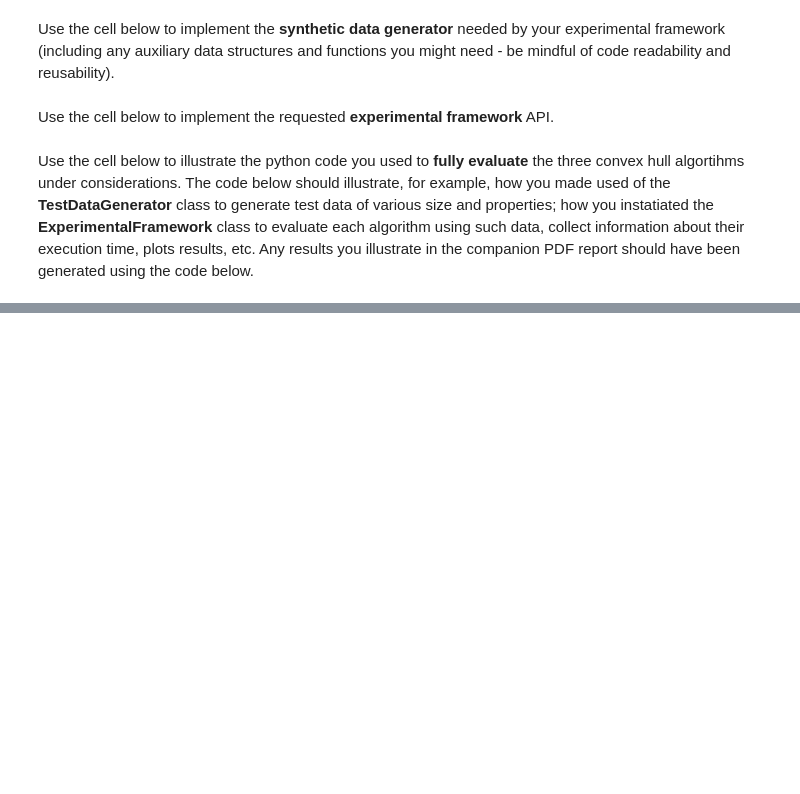
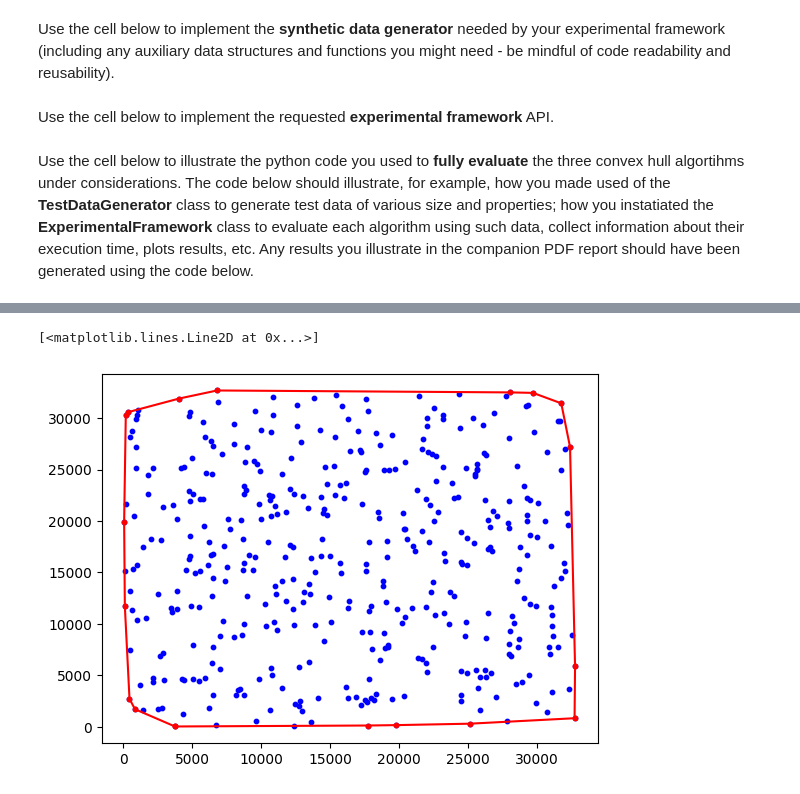
Before and after one commit to Declan-Loo/COMP0005-Grp30, a Jupyter notebook: grp-030-0005code.ipynb, the cells around one changed output, grey strips where cells are left out. Cells and saved outputs as stored; diff of their text form; code cells hidden in the pictures; blank space fills up the shorter version.

```diff
--- a/grp-030-0005code.ipynb
+++ b/grp-030-0005code.ipynb
@@ -216,0 +247,10 @@ print(points)
+# %%
+graham_points = grahamscan(points)
+graham_x= [i[0] for i in graham_points]
+graham_y = [i[1] for i in graham_points]
+plt.scatter(x,y, color = 'blue', s = 10)
+plt.scatter(graham_x, graham_y, color = 'red', s = 10)
+plt.plot(graham_x, graham_y, color = 'red')
+# %% [output]
+[<matplotlib.lines.Line2D at 0x...>]
+[figure, added]
```
Also changed, not shown: parts of 5 cells of this notebook.
